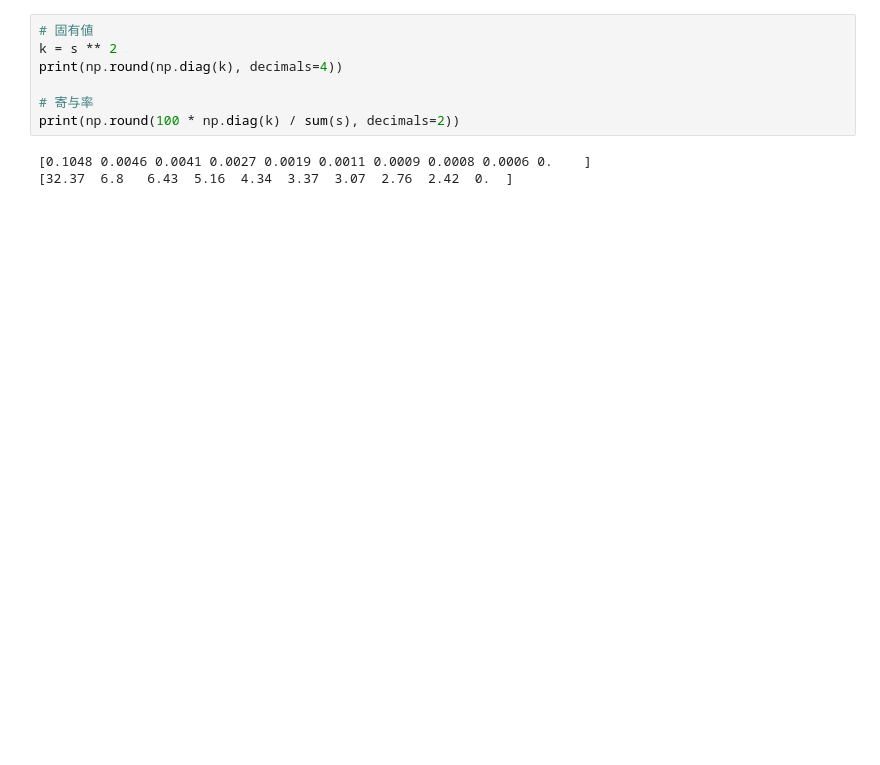
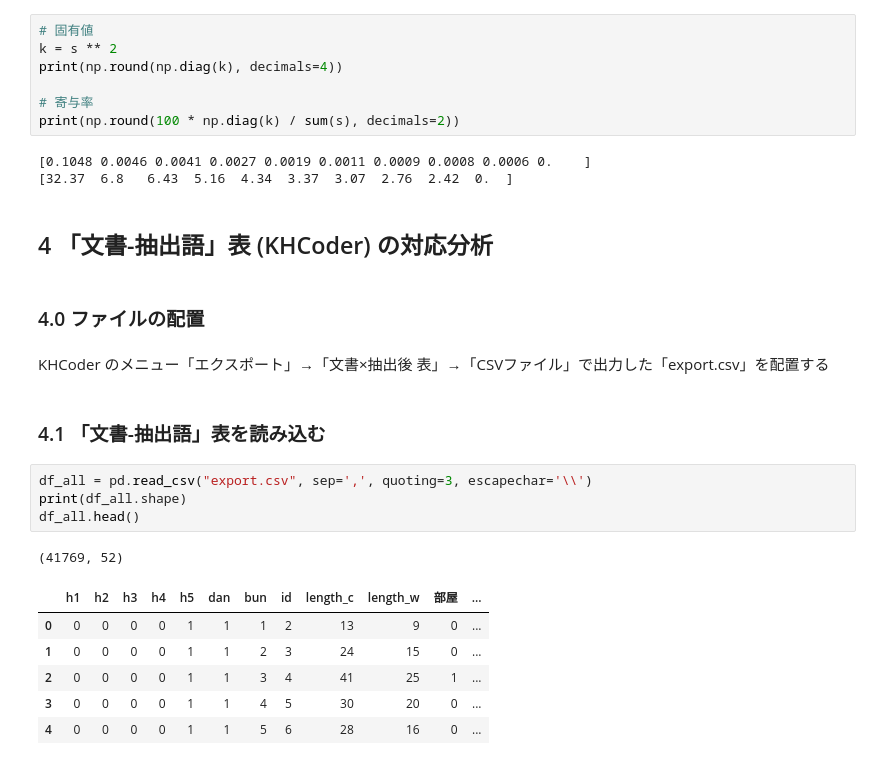
Before and after one commit to haradatm/lecture, a Jupyter notebook: gssm-202107/05-colab/fetch_and_analysis/corresp_example.ipynb, the cells around one changed output. Drawn from its saved outputs; the diff is of its cells as text; blank space fills up the shorter version.

```diff
--- a/gssm-202107/05-colab/fetch_and_analysis/corresp_example.ipynb
+++ b/gssm-202107/05-colab/fetch_and_analysis/corresp_example.ipynb
@@ -565,3 +566,23 @@ print(np.round(100 * np.diag(k) / sum(s), decimals=2))
 # %% [output]
 [0.1048 0.0046 0.0041 0.0027 0.0019 0.0011 0.0009 0.0008 0.0006 0.    ]
 [32.37  6.8   6.43  5.16  4.34  3.37  3.07  2.76  2.42  0.  ]
+# %% [markdown]
+## 4 「文書-抽出語」表 (KHCoder) の対応分析
+# %% [markdown]
+### 4.0 ファイルの配置
+# %% [markdown]
+KHCoder のメニュー「エクスポート」→「文書×抽出後 表」→「CSVファイル」で出力した「export.csv」を配置する
+# %% [markdown]
+### 4.1 「文書-抽出語」表を読み込む
+# %%
+df_all = pd.read_csv("export.csv", sep=',', quoting=3, escapechar='\\')
+print(df_all.shape)
+df_all.head()
+# %% [output]
+(41769, 52)
+|  | h1 | h2 | h3 | h4 | h5 | dan | bun | id | length_c | length_w | 部屋 | ... |
+| 0 | 0 | 0 | 0 | 0 | 1 | 1 | 1 | 2 | 13 | 9 | 0 | ... |
+| 1 | 0 | 0 | 0 | 0 | 1 | 1 | 2 | 3 | 24 | 15 | 0 | ... |
+| 2 | 0 | 0 | 0 | 0 | 1 | 1 | 3 | 4 | 41 | 25 | 1 | ... |
+| 3 | 0 | 0 | 0 | 0 | 1 | 1 | 4 | 5 | 30 | 20 | 0 | ... |
+| 4 | 0 | 0 | 0 | 0 | 1 | 1 | 5 | 6 | 28 | 16 | 0 | ... |
```
Also changed, not shown: parts of 26 cells of this notebook, 1 other file.
